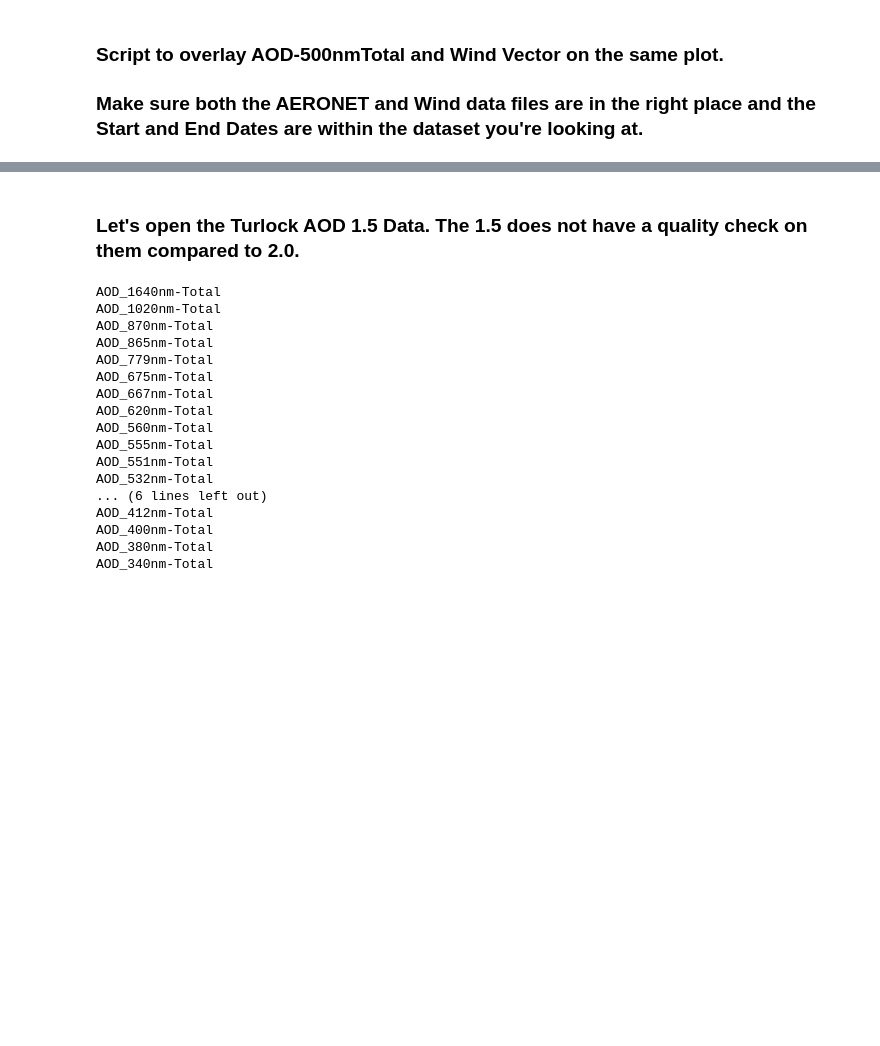
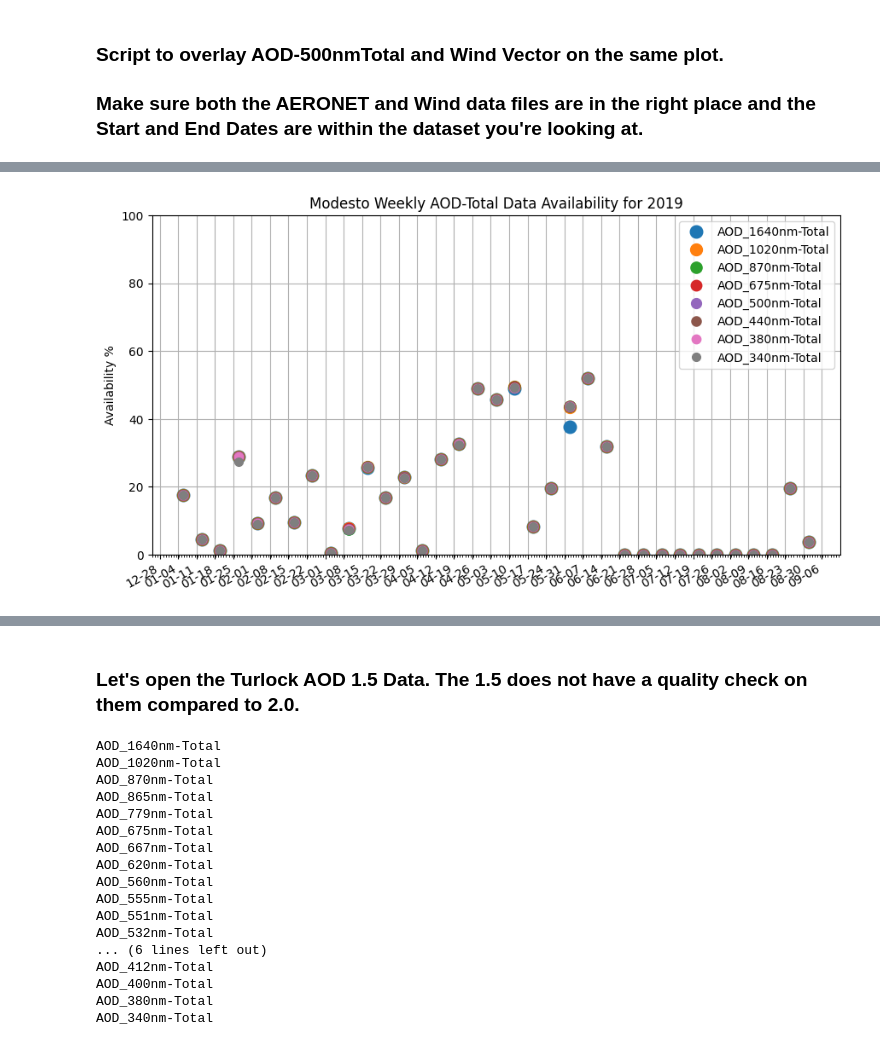
Before and after one commit to wtoslac/airquality, a Jupyter notebook: AirQuality_dev.ipynb, the cells around one changed output, grey strips where cells are left out. Saved outputs shown, nothing was run; the diff lists cells and outputs as text; code cells hidden in the pictures; blank space fills up the shorter version.

```diff
--- a/AirQuality_dev.ipynb
+++ b/AirQuality_dev.ipynb
@@ -2,3 +2,93 @@
 ### Script to overlay AOD-500nmTotal and Wind Vector on the same plot.
 
 ### Make sure both the AERONET and Wind data files are in the right place and the Start and End Dates are within the dataset you're looking at.
+# %%
+import numpy as np
+import pandas as pd
+import matplotlib.pyplot as plt
+import matplotlib.dates as mdates
+import matplotlib.patches as mpatches
+
+filename = 'AERONET_Data/20190101_20191231_Modesto.tot_lev20'
+windfile = 'Wind_Data/Modesto_Wind_2019_Jan_Dec_72492623258.csv'
+weatherFile = 'Wind_Data/Modesto_Weather_Feb_2019.csv'
+StartDate='2019-01-01 00:00:00'
+EndDate='2019-12-31 23:59:59'
+sampleRate = '1h'
+windSampleRate = sampleRate
+
+# Load the AERONET data and make US/PAC time its index.
+df = pd.read_csv(filename,skiprows = 6, parse_dates={'datetime':[0,1]})
+datetime_utc=pd.to_datetime(df["datetime"], format='%d:%m:%Y %H:%M:%S')
+datetime_pac= pd.to_datetime(datetime_utc).dt.tz_localize('UTC').dt.tz_convert('US/Pacific')
+df.set_index(datetime_pac, inplace = True)
+
+# Set the Columns that has the AOD Total and replace -999 with nan in visible wavelengths.
+AODTotalColumns=range(3,173,8)
+#for iWaveLength in df.columns[AODTotalColumns]: print(iWaveLength)
+#Replaces all -999 values with nan so invalid entries does not affect resample.mean()
+df.replace(-999.0, np.nan, inplace = True)
+df.replace(-999.0, np.nan, inplace = True)
+df.replace(-999.0, np.nan, inplace = True)
+df.replace(-999.0, np.nan, inplace = True)
+
+# Load NOAA data and make US/PAC time its index.
+# Wdf = Weather Data Frame
+Wdf = pd.read_csv(windfile, parse_dates={'datetime':[1]}, low_memory=False)
+datetime_utc=pd.to_datetime(Wdf["datetime"], format='%d-%m-%Y %H:%M:%S')
+datetime_pac= pd.to_datetime(datetime_utc).dt.tz_localize('UTC').dt.tz_convert('US/Pacific')
+Wdf.set_index(datetime_pac, inplace = True)
+# Note that we're making a copy of Wdf as WNDdf (Wind Dataframe)
+WNDdf= Wdf.loc[StartDate:EndDate,'WND'].str.split(pat=',', expand= True)
+## Cut on the Data that has both Valid Windspeed and Direction.
+WNDdf= WNDdf.loc[WNDdf[4]=='5']
+WNDdf= WNDdf.loc[WNDdf[1]=='5']
+
+# Converting the Cardinal Coordinates to Cartesian using x=r*sinΘ and y=r*cosΘ
+Xdata, Ydata = [], []
+for _, row in WNDdf.iterrows():
+    Xdata.append(np.float64(row[3]) # Magnitude
+                 *np.sin(np.float64(row[0]) # Angle
+                               *(np.pi/180)))
+    Ydata.append(np.float64(row[3])*np.cos(np.float64(row[0])*(np.pi/180)))
+WNDdf[5], WNDdf[6] = Xdata, Ydata # Appending these new Coordinates to the Wind Data Frame
+
+# Tdf = Temperature Data Frame
+## Splitting Temperature from the Weather Data Frame and expanding the string into individual columns
+Tdf = Wdf.loc[StartDate:EndDate,'TMP'].str.split(pat=',', expand = True)
+## Replacing +9999 values with nan, +9999 indicates "missing data"
+Tdf.replace('+9999', np.nan, inplace = True)
+
+AODTotalColumns=range(3,173,8)
+#for iWaveLength in df.columns[AODTotalColumns]: print(iWaveLength) #Print out the List of Wavelength with AOD Total
+
+print(df.columns[AODTotalColumns], '\tSize: ', df.columns[AODTotalColumns].size)
+print('ADO_380nm-Total Max Size Per Week: ', df.loc[StartDate:EndDate, 'AOD_380nm-Total'].dropna().groupby([pd.Grouper(freq='W')]).size().max()) # 349
+
+# Creating Graphs for plotting the availablity of data
+plt.figure(figsize=(16*.65,9*.65)) # 16:9 resolution scaled down to 65%
+plt.title('Modesto Weekly AOD-Total Data Availability for 2019')
+#print(df.loc[StartDate:EndDate, 'AOD_675nm-Total'].resample('7d').size())
+#print(df.loc[StartDate:EndDate, 'AOD_675nm-Total'].resample('7d').size().max())
+#print(df.loc[StartDate:EndDate, 'AOD_380nm-Total'].groupby([pd.Grouper(freq='W')]).size())
+count=df.columns[AODTotalColumns].size # AODTotalColumns[5:21] For wavelengths in the visible range, 675nm to 380nm
+for iWaveLength in df.columns[AODTotalColumns]:
+    if(df[iWaveLength].mean() > 0):
+        #print(iWaveLength])
+        count -= 1
+        plt.plot(df.loc[StartDate:EndDate, iWaveLength].dropna().groupby([pd.Grouper(freq='W')]).size()/(4*24*7)*100,'.',label=iWaveLength, markersize=count)
+        print('Dropped ', df.loc[StartDate:EndDate, iWaveLength].size-df.loc[StartDate:EndDate, iWaveLength].dropna().size, ' entries from ', iWaveLength)
+#plt.plot(df.loc[StartDate:EndDate, 'AOD_380nm-Total'].dropna().groupby([pd.Grouper(freq='W')]).size()/(4*24*7)*100, '.', label='380nm-Total', markersize=24)
+#plt.plot(df.loc[StartDate:EndDate, 'AOD_440nm-Total'].dropna().groupby([pd.Grouper(freq='W')]).size()/(4*24*7)*100, '.', label='440nm-Total', markersize=18)
+#plt.plot(df.loc[StartDate:EndDate, 'AOD_500nm-Total'].dropna().groupby([pd.Grouper(freq='W')]).size()/(4*24*7)*100, '.', label='500nm-Total', markersize=12)
+#plt.plot(df.loc[StartDate:EndDate, 'AOD_675nm-Total'].dropna().groupby([pd.Grouper(freq='W')]).size()/(4*24*7)*100, '.', label='675nm-Total', markersize=6)
+plt.gcf().autofmt_xdate()
+plt.grid(which='major',axis='both')
+plt.gca().xaxis.set_major_locator(mdates.DayLocator(interval=7, tz='US/Pacific'))
+plt.gca().xaxis.set_minor_locator(mdates.HourLocator(interval=24, tz='US/Pacific'))
+plt.gca().xaxis.set_major_formatter(mdates.DateFormatter('%m-%d'))
+plt.ylim(0,100)
+plt.ylabel('Availability %')
+plt.legend(loc='best')
+plt.show()
+# %% [output]
@@ -5,3 +113,4 @@
+[figure, added]
 # %%
 import numpy as np
 import pandas as pd
```
Also changed, not shown: parts of 3 cells of this notebook.
